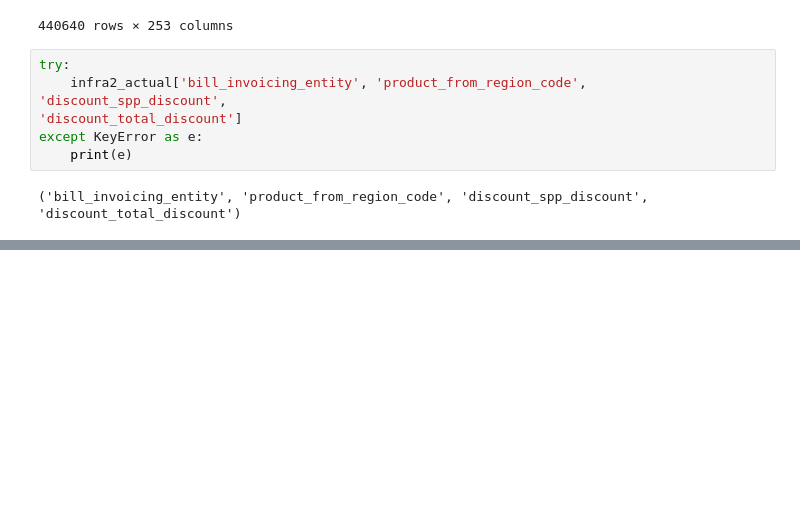
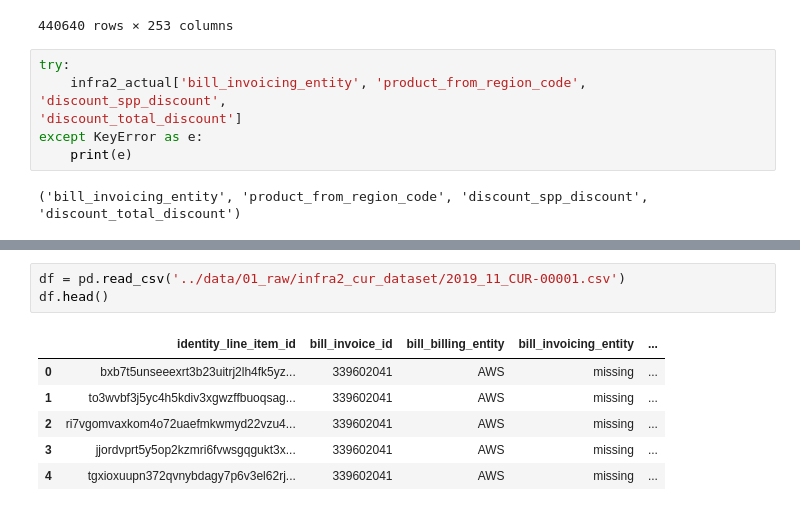
Before and after one commit to Azankiev/Kedro-pipeline, a Jupyter notebook: notebooks/06_debug_old_s3_cur.ipynb, the cells around one changed output, grey strips where cells are left out. Cells and saved outputs as stored; diff of their text form; blank space fills up the shorter version.

```diff
--- a/notebooks/06_debug_old_s3_cur.ipynb
+++ b/notebooks/06_debug_old_s3_cur.ipynb
@@ -84,0 +134,10 @@ except KeyError as e:
+# %%
+df = pd.read_csv('../data/01_raw/infra2_cur_dataset/2019_11_CUR-00001.csv')
+df.head()
+# %% [output]
+|  | identity_line_item_id | bill_invoice_id | bill_billing_entity | bill_invoicing_entity | ... |
+| 0 | bxb7t5unseeexrt3b23uitrj2lh4fk5yz... | 339602041 | AWS | missing | ... |
+| 1 | to3wvbf3j5yc4h5kdiv3xgwzffbuoqsag... | 339602041 | AWS | missing | ... |
+| 2 | ri7vgomvaxkom4o72uaefmkwmyd22vzu4... | 339602041 | AWS | missing | ... |
+| 3 | jjordvprt5y5op2kzmri6fvwsgqgukt3x... | 339602041 | AWS | missing | ... |
+| 4 | tgxioxuupn372qvnybdagy7p6v3el62rj... | 339602041 | AWS | missing | ... |
```
Also changed, not shown: parts of 10 cells of this notebook, 8 other files.
